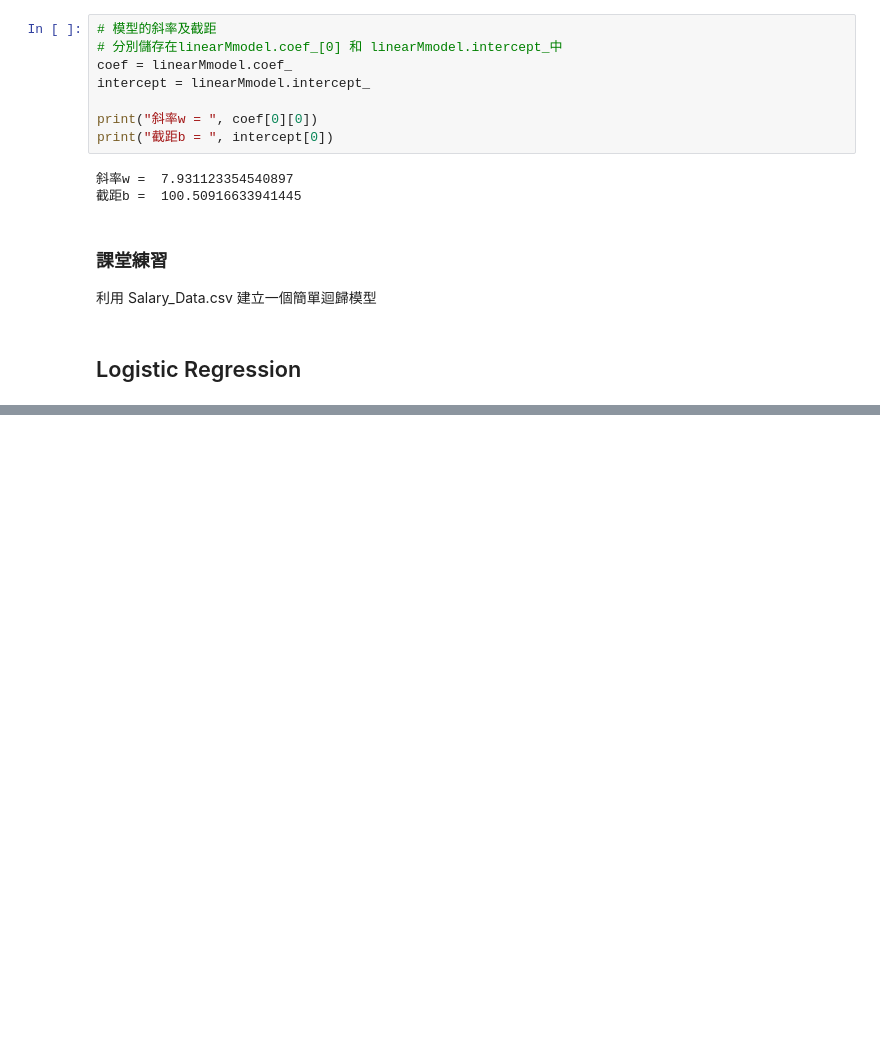
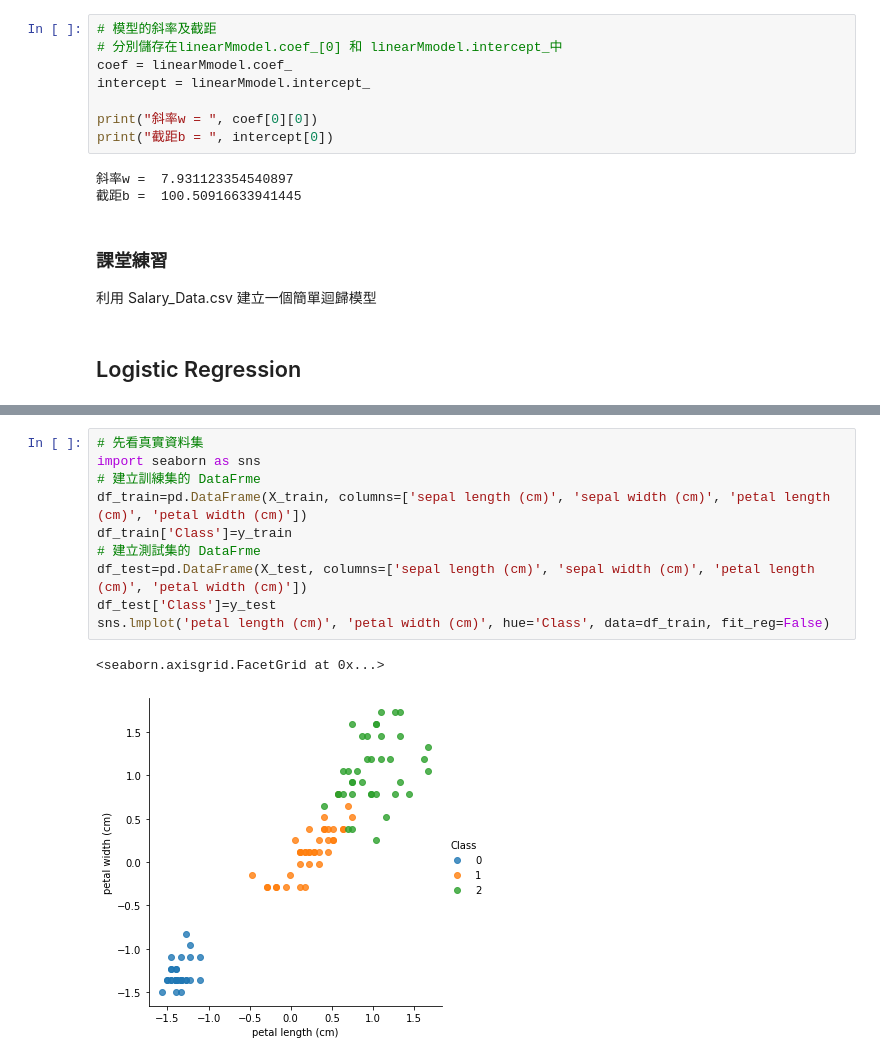
Before and after one commit to erik1110/Data-Science, a Jupyter notebook: 08_Model_Development/08_M2_Regression.ipynb, the cells around one changed output, grey strips where cells are left out. Cells and saved outputs as stored; diff of their text form; blank space fills up the shorter version.

```diff
--- a/08_Model_Development/08_M2_Regression.ipynb
+++ b/08_Model_Development/08_M2_Regression.ipynb
@@ -69,0 +213,13 @@ print("截距b = ", intercept[0])
+# %%
+# 先看真實資料集
+import seaborn as sns
+# 建立訓練集的 DataFrme
+df_train=pd.DataFrame(X_train, columns=['sepal length (cm)', 'sepal width (cm)', 'petal length (cm)', 'petal width (cm)'])
+df_train['Class']=y_train
+# 建立測試集的 DataFrme
+df_test=pd.DataFrame(X_test, columns=['sepal length (cm)', 'sepal width (cm)', 'petal length (cm)', 'petal width (cm)'])
+df_test['Class']=y_test
+sns.lmplot('petal length (cm)', 'petal width (cm)', hue='Class', data=df_train, fit_reg=False)
+# %% [output]
+<seaborn.axisgrid.FacetGrid at 0x...>
+[figure, added]
```
Also changed, not shown: parts of 16 cells of this notebook.
